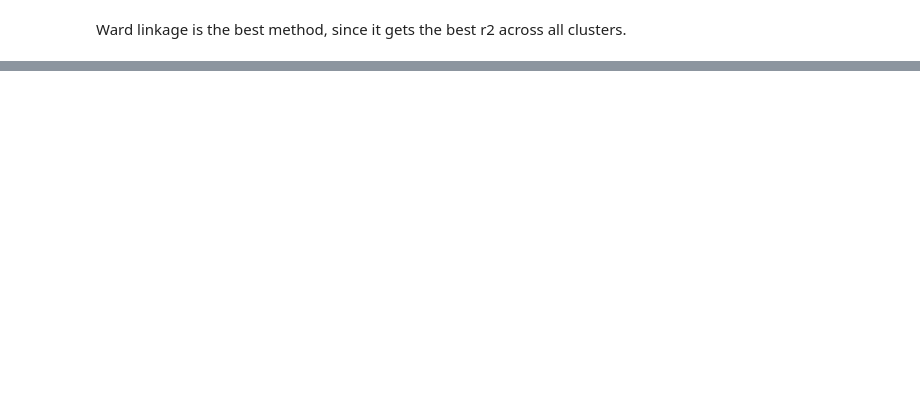
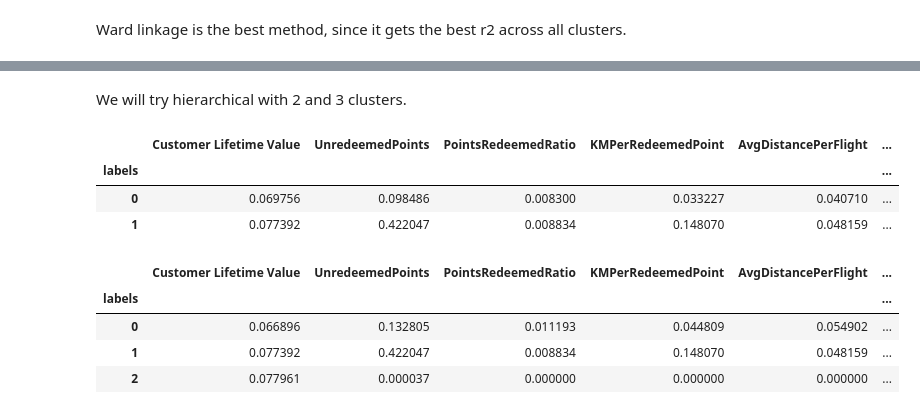
Before and after one commit to calcoafrancisca/Group-39---DM---Part2, a Jupyter notebook: Value-Based-Perspective.ipynb, the cells around one changed output, grey strips where cells are left out. Cells and saved outputs as stored; diff of their text form; code cells hidden in the pictures; blank space fills up the shorter version.

```diff
--- a/Value-Based-Perspective.ipynb
+++ b/Value-Based-Perspective.ipynb
@@ -240,0 +234,2 @@ Ward linkage is the best method, since it gets the best r2 across all clusters.
+# %% [markdown]
+We will try hierarchical with 2 and 3 clusters.
@@ -240,0 +244,34 @@ Ward linkage is the best method, since it gets the best r2 across all clusters.
+# %%
+# Characterizing the 2 clusters
+df_concat = pd.concat([df_value_based,
+                       pd.Series(hc2_labels,
+                                 name='labels',
+                                 index=df_value_based.index)],
+                    axis=1)
+
+df_concat.groupby('labels').mean()
+# %% [output]
+|  | Customer Lifetime Value | UnredeemedPoints | PointsRedeemedRatio | KMPerRedeemedPoint | AvgDistancePerFlight | ... |
+| labels |  |  |  |  |  | ... |
+| 0 | 0.069756 | 0.098486 | 0.008300 | 0.033227 | 0.040710 | ... |
+| 1 | 0.077392 | 0.422047 | 0.008834 | 0.148070 | 0.048159 | ... |
+# %%
+# 3 cluster solution
+
+hc3_clust = AgglomerativeClustering(n_clusters=3)
+hc3_labels = hc3_clust.fit_predict(df_value_based)
+# %%
+# Characterizing the 3 clusters
+df_concat = pd.concat([df_value_based,
+                       pd.Series(hc3_labels,
+                                 name='labels',
+                                 index=df_value_based.index)],
+                    axis=1)
+
+df_concat.groupby('labels').mean()
+# %% [output]
+|  | Customer Lifetime Value | UnredeemedPoints | PointsRedeemedRatio | KMPerRedeemedPoint | AvgDistancePerFlight | ... |
+| labels |  |  |  |  |  | ... |
+| 0 | 0.066896 | 0.132805 | 0.011193 | 0.044809 | 0.054902 | ... |
+| 1 | 0.077392 | 0.422047 | 0.008834 | 0.148070 | 0.048159 | ... |
+| 2 | 0.077961 | 0.000037 | 0.000000 | 0.000000 | 0.000000 | ... |
```
Also changed, not shown: parts of 14 cells of this notebook.
